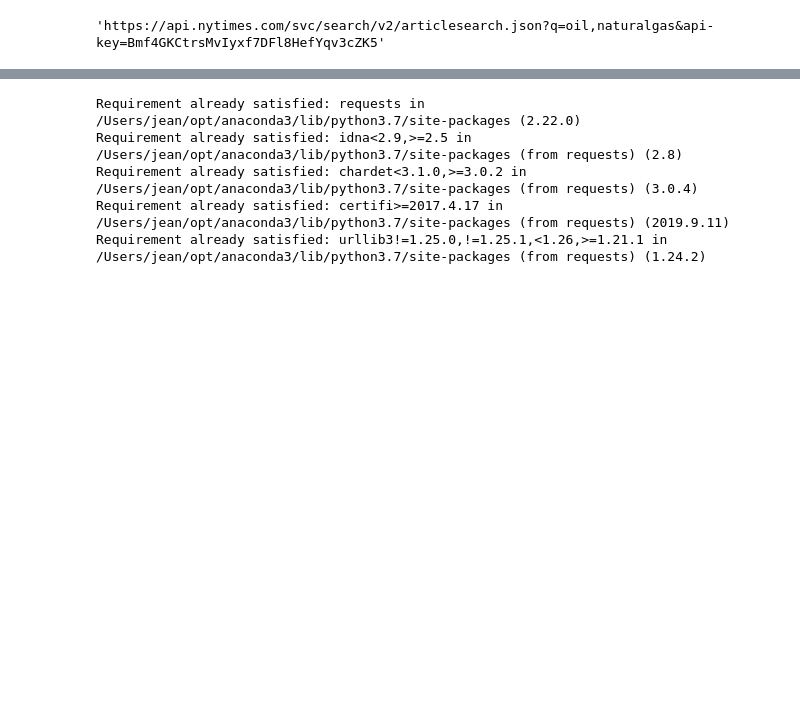
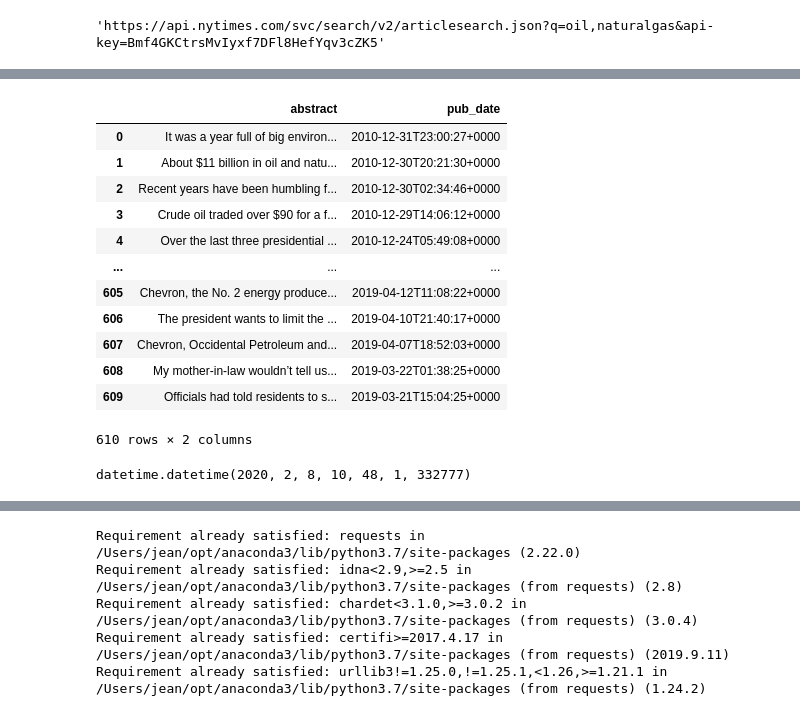
Before and after one commit to treyhunold/project_1, a Jupyter notebook: New_Articles.ipynb, the cells around one changed output, grey strips where cells are left out. Saved outputs shown, nothing was run; the diff lists cells and outputs as text; code cells hidden in the pictures; blank space fills up the shorter version.

```diff
--- a/New_Articles.ipynb
+++ b/New_Articles.ipynb
@@ -51,0 +31,35 @@ requests.get('https://api.nytimes.com/svc/search/v2/articlesearch.json?q=oil,nat
+# %%
+# request all pages of articles for a single year
+# returns a list of article dictionaries
+def call_nyt_by_year(year):
+    annual_articles = []
+
+    # find how many articles (hits) contain 'Oil& related keyword' in a calendar year
+    total_results = call_nyt_by_year_and_page(year,0)
+    hits  = total_results['response']['meta']['hits']
+
+    # request all available pages
+    # sleep 7 seconds to clear NYT API rate limit
+    for i in range(int(hits/10)):
+        query = call_nyt_by_year_and_page(year,i)
+        annual_articles = annual_articles + query['response']['docs']
+        time.sleep(7)
+
+    return annual_articles
+# %%
+# request all pages of articles for all years
+# returns a list of article dictionaries
+def call_nyt_by_all_years(years):
+    all_articles = []
+
+    for year in years:
+        annual_articles = call_nyt_by_year(year)
+        all_articles = all_articles + annual_articles
+        time.sleep(7)
+
+    return all_articles
+# %%
+
+# create a list of dictionaries of all NYT articles containing oil or oilrelated data from 2010 to 2019
+all_years    = list(range(2010,2020))
+all_articles = call_nyt_by_all_years(all_years)
@@ -51,0 +101,17 @@ requests.get('https://api.nytimes.com/svc/search/v2/articlesearch.json?q=oil,nat
+# %%
+master_df = pd.DataFrame(all_articles)
+master_df
+# %% [output]
+|  | abstract | pub_date |
+| 0 | It was a year full of big environ... | 2010-12-31T23:00:27+0000 |
+| 1 | About $11 billion in oil and natu... | 2010-12-30T20:21:30+0000 |
+| 2 | Recent years have been humbling f... | 2010-12-30T02:34:46+0000 |
+| 3 | Crude oil traded over $90 for a f... | 2010-12-29T14:06:12+0000 |
+| 4 | Over the last three presidential ... | 2010-12-24T05:49:08+0000 |
+| ... | ... | ... |
+| 605 | Chevron, the No. 2 energy produce... | 2019-04-12T11:08:22+0000 |
+| 606 | The president wants to limit the ... | 2019-04-10T21:40:17+0000 |
+| 607 | Chevron, Occidental Petroleum and... | 2019-04-07T18:52:03+0000 |
+| 608 | My mother-in-law wouldn’t tell us... | 2019-03-22T01:38:25+0000 |
+| 609 | Officials had told residents to s... | 2019-03-21T15:04:25+0000 |
+610 rows × 2 columns
@@ -51,0 +120,4 @@ requests.get('https://api.nytimes.com/svc/search/v2/articlesearch.json?q=oil,nat
+# %%
+datetime.now()
+# %% [output]
+datetime.datetime(2020, 2, 8, 10, 48, 1, 332777)
```
Also changed, not shown: parts of 34 cells of this notebook.
